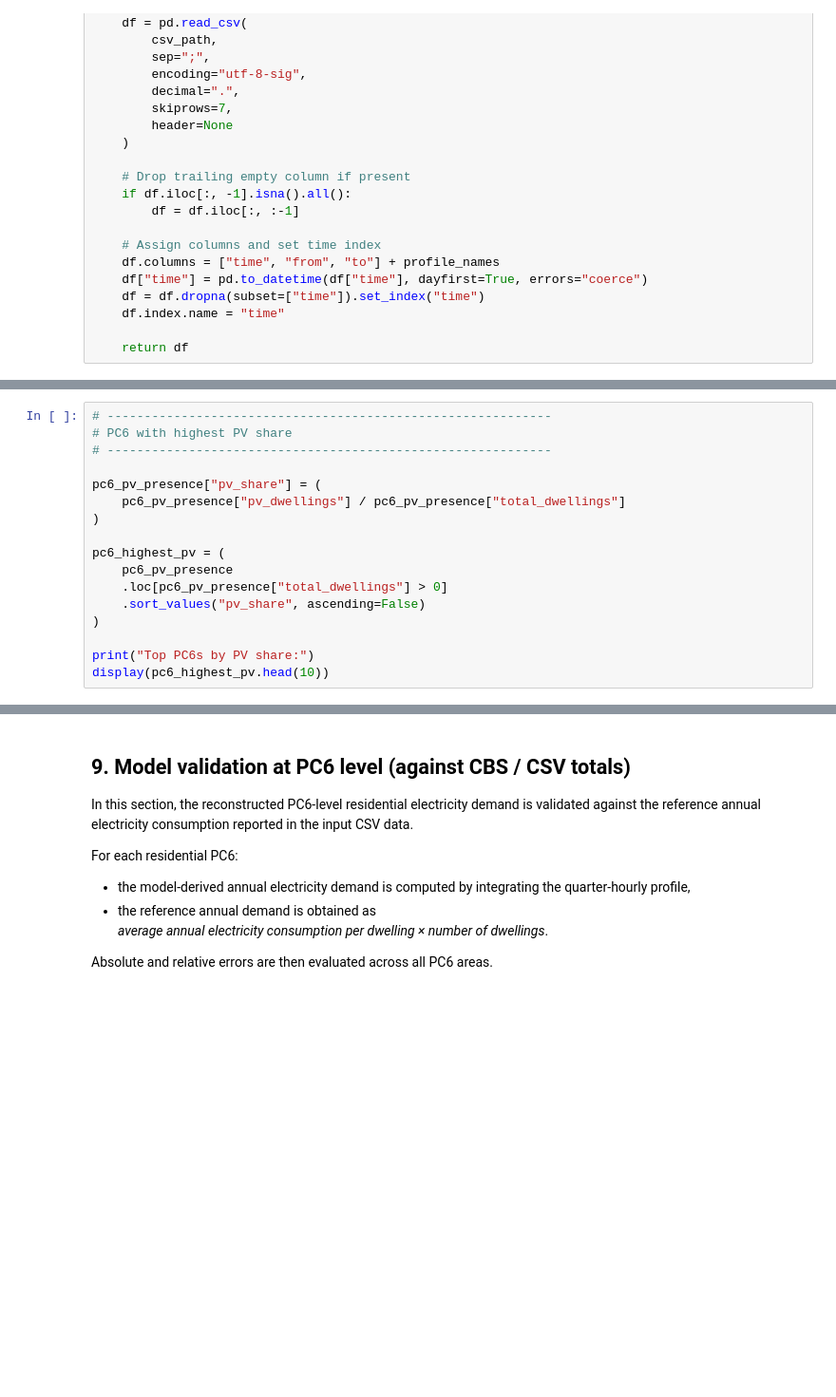
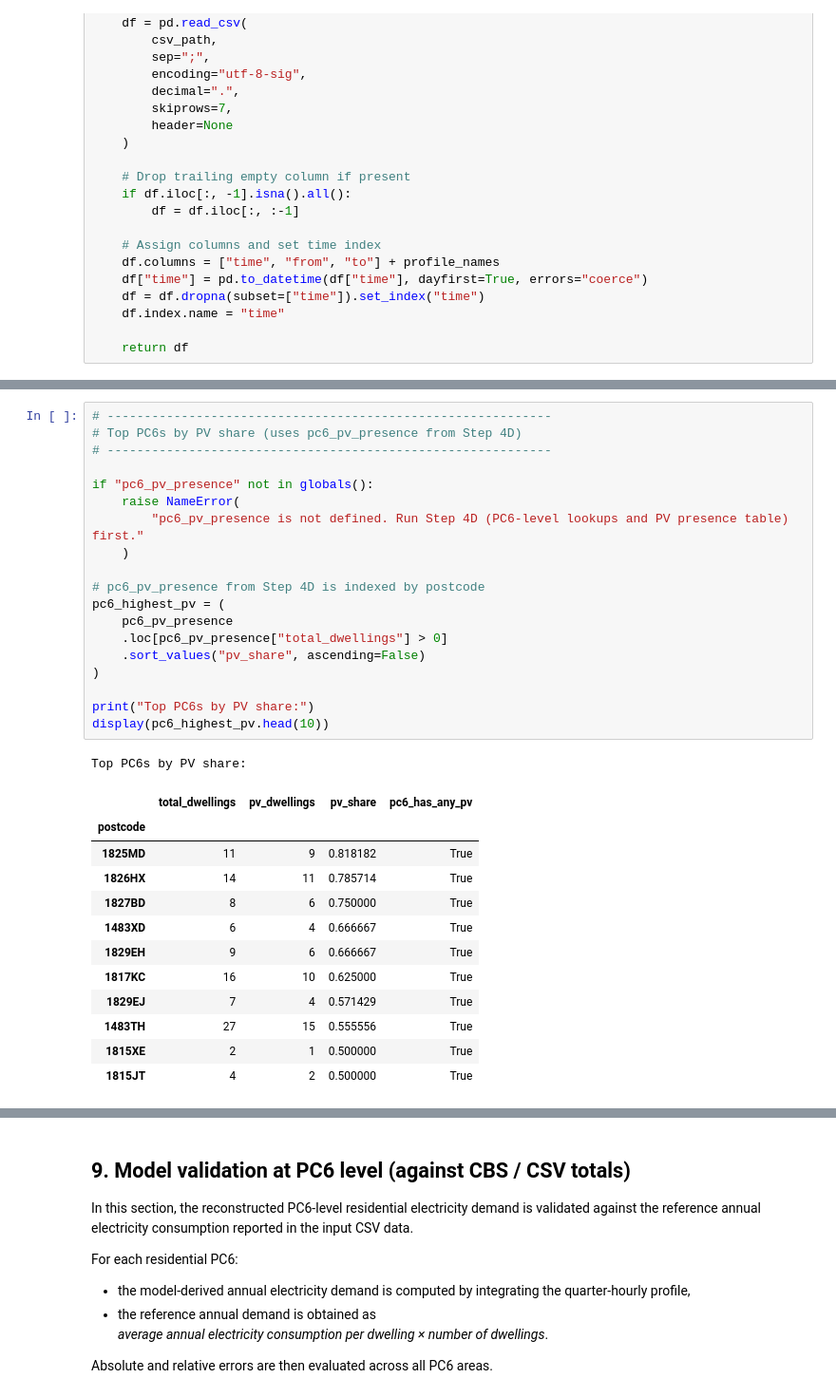
Before and after one commit to Dialectiek/policy-tool-slice, a Jupyter notebook: Alkmaar_load_profiles/alkmaar_load_profiles.ipynb, the cells around one changed output, grey strips where cells are left out. Shown at 95% size. Saved outputs shown, nothing was run; the diff lists cells and outputs as text; blank space fills up the shorter version.

```diff
--- a/Alkmaar_load_profiles/alkmaar_load_profiles.ipynb
+++ b/Alkmaar_load_profiles/alkmaar_load_profiles.ipynb
@@ -1033,18 +1911,34 @@ The outputs of this step are:
 # %%
 # ------------------------------------------------------------
-# PC6 with highest PV share
+# Top PC6s by PV share (uses pc6_pv_presence from Step 4D)
 # ------------------------------------------------------------
 
-pc6_pv_presence["pv_share"] = (
-    pc6_pv_presence["pv_dwellings"] / pc6_pv_presence["total_dwellings"]
-)
+if "pc6_pv_presence" not in globals():
+    raise NameError(
+        "pc6_pv_presence is not defined. Run Step 4D (PC6-level lookups and PV presence table) first."
+    )
 
+# pc6_pv_presence from Step 4D is indexed by postcode
 pc6_highest_pv = (
     pc6_pv_presence
     .loc[pc6_pv_presence["total_dwellings"] > 0]
     .sort_values("pv_share", ascending=False)
 )
 
 print("Top PC6s by PV share:")
 display(pc6_highest_pv.head(10))
+# %% [output]
+Top PC6s by PV share:
+|  | total_dwellings | pv_dwellings | pv_share | pc6_has_any_pv |
+| postcode |  |  |  |  |
+| 1825MD | 11 | 9 | 0.818182 | True |
+| 1826HX | 14 | 11 | 0.785714 | True |
+| 1827BD | 8 | 6 | 0.750000 | True |
+| 1483XD | 6 | 4 | 0.666667 | True |
+| 1829EH | 9 | 6 | 0.666667 | True |
+| 1817KC | 16 | 10 | 0.625000 | True |
+| 1829EJ | 7 | 4 | 0.571429 | True |
+| 1483TH | 27 | 15 | 0.555556 | True |
+| 1815XE | 2 | 1 | 0.500000 | True |
+| 1815JT | 4 | 2 | 0.500000 | True |
 # %% [markdown]
```
Also changed, not shown: parts of 64 cells of this notebook, 1 other file.
